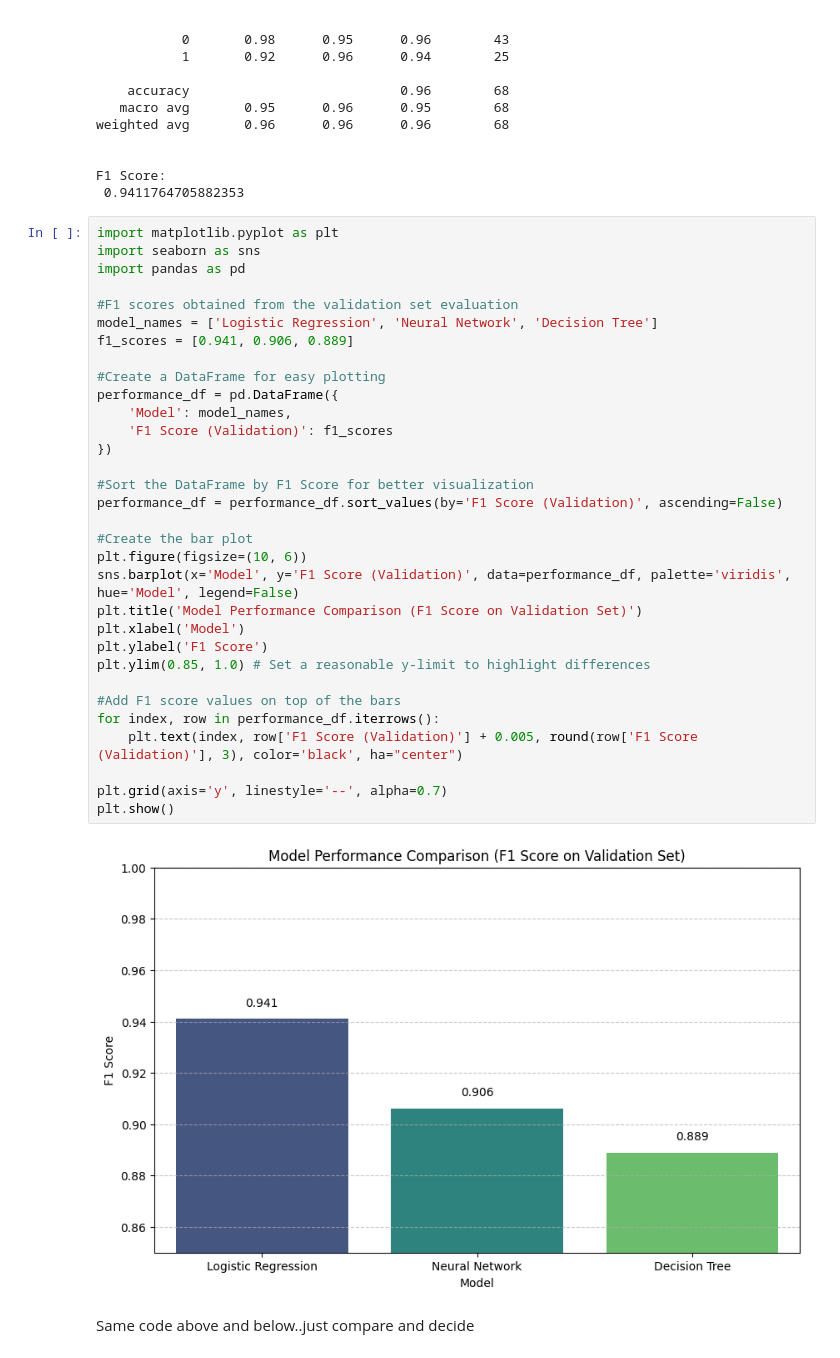
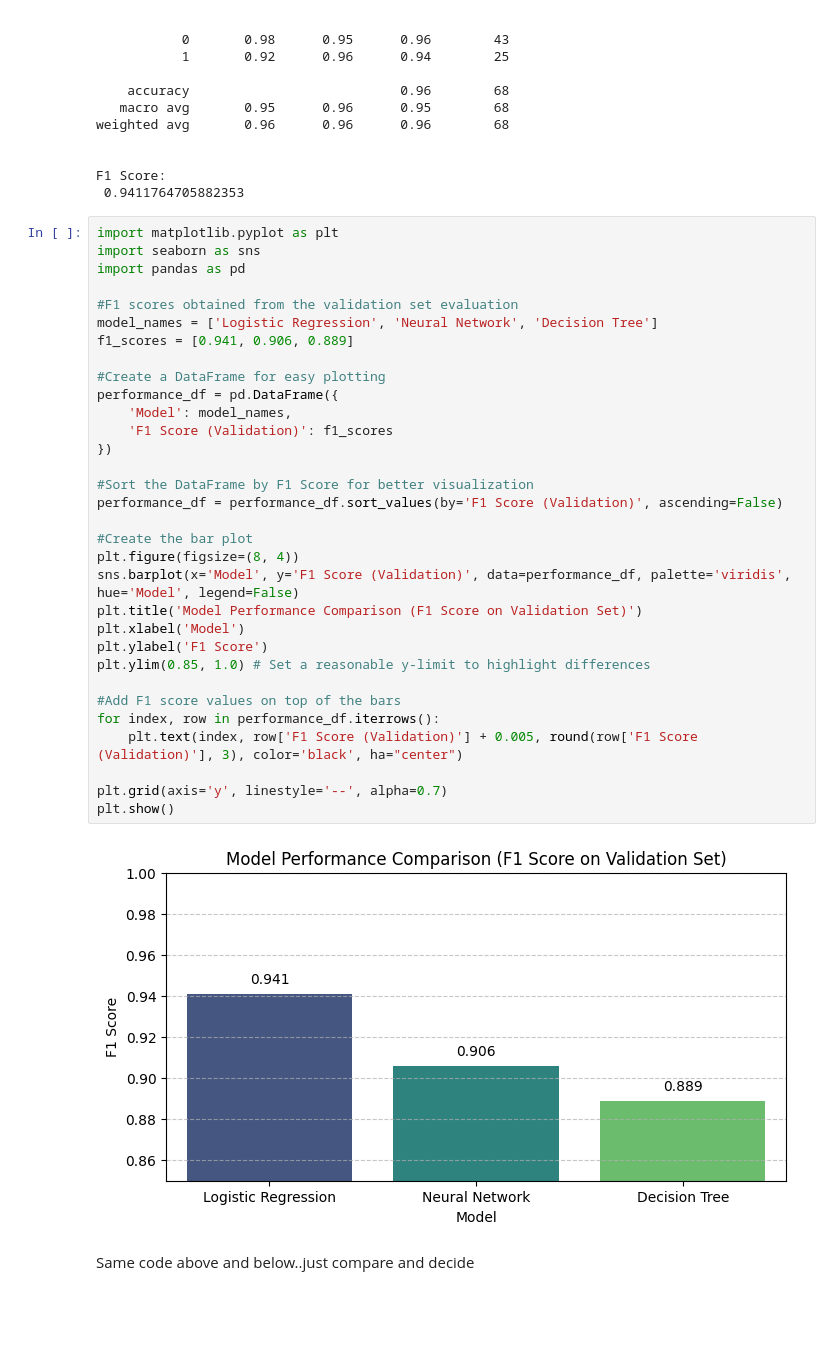
Before and after one commit to philipoladimeji/Urban-Infrastructure-Failure-Risk, a Jupyter notebook: ML_Urban_Infrastructure_Failure_Risk_Assignment.ipynb, the cells around one changed output. Drawn from its saved outputs; the diff is of its cells as text; blank space fills up the shorter version.

```diff
--- a/ML_Urban_Infrastructure_Failure_Risk_Assignment.ipynb
+++ b/ML_Urban_Infrastructure_Failure_Risk_Assignment.ipynb
@@ -918,35 +962,35 @@ import matplotlib.pyplot as plt
 import seaborn as sns
 import pandas as pd
 
 #F1 scores obtained from the validation set evaluation
 model_names = ['Logistic Regression', 'Neural Network', 'Decision Tree']
 f1_scores = [0.941, 0.906, 0.889]
 
 #Create a DataFrame for easy plotting
 performance_df = pd.DataFrame({
     'Model': model_names,
     'F1 Score (Validation)': f1_scores
 })
 
 #Sort the DataFrame by F1 Score for better visualization
 performance_df = performance_df.sort_values(by='F1 Score (Validation)', ascending=False)
 
 #Create the bar plot
-plt.figure(figsize=(10, 6))
+plt.figure(figsize=(8, 4))
 sns.barplot(x='Model', y='F1 Score (Validation)', data=performance_df, palette='viridis', hue='Model', legend=False)
 plt.title('Model Performance Comparison (F1 Score on Validation Set)')
 plt.xlabel('Model')
 plt.ylabel('F1 Score')
 plt.ylim(0.85, 1.0) # Set a reasonable y-limit to highlight differences
 
 #Add F1 score values on top of the bars
 for index, row in performance_df.iterrows():
     plt.text(index, row['F1 Score (Validation)'] + 0.005, round(row['F1 Score (Validation)'], 3), color='black', ha="center")
 
 plt.grid(axis='y', linestyle='--', alpha=0.7)
 plt.show()
 # %% [output]
-[figure, old version]
+[figure, new version]
 # %% [markdown]
 Same code above and below..just compare and decide
 # %%
```
Also changed, not shown: parts of 4 cells of this notebook.
